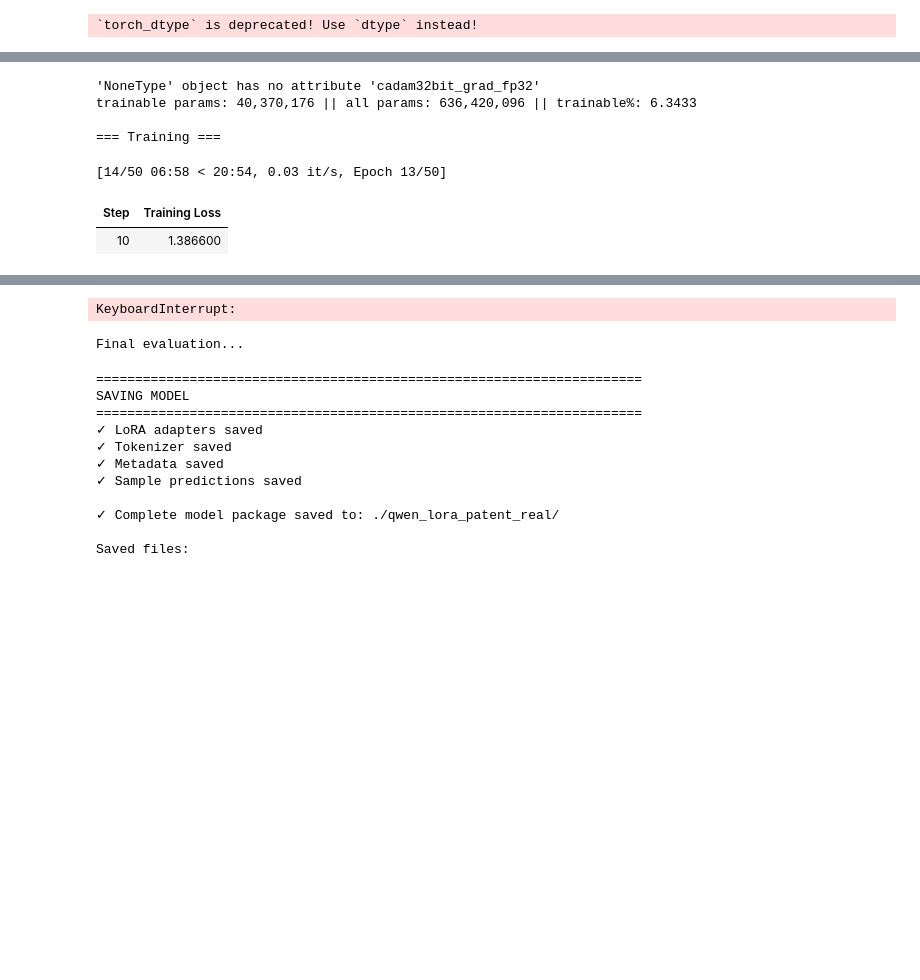
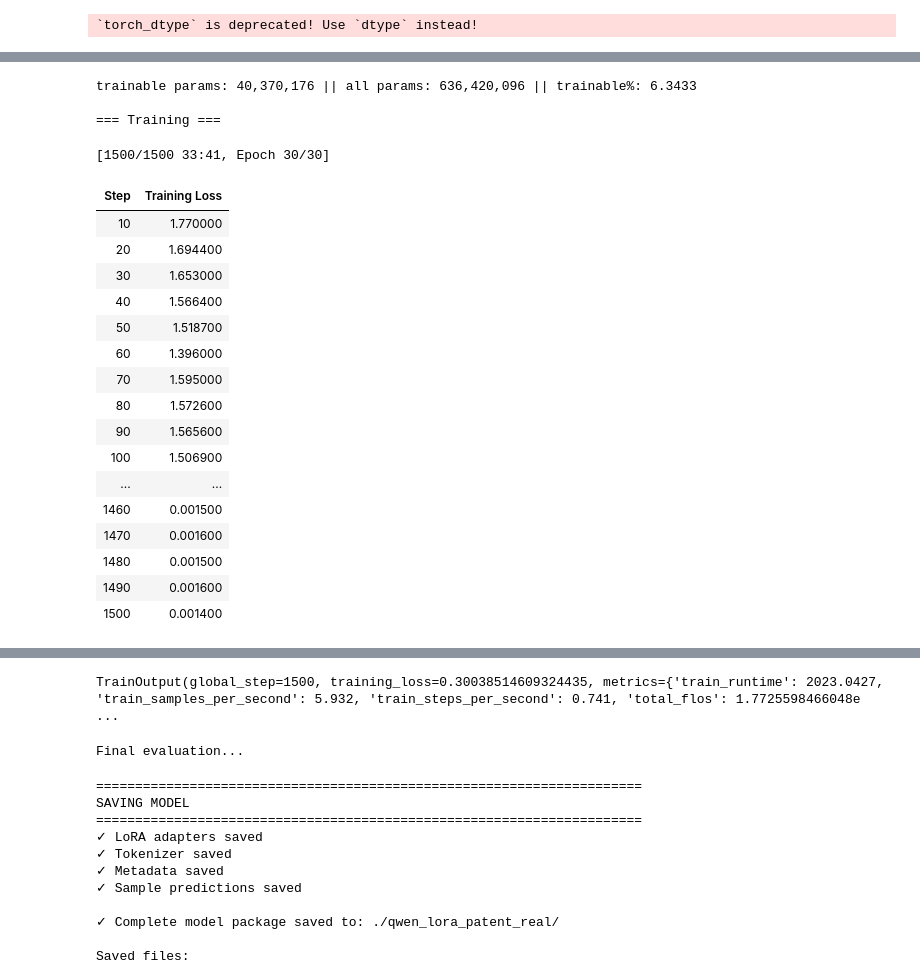
Before and after one commit to elugos/LLM9010-patents, a Jupyter notebook: Qwen_patent_finetune_train&infer.ipynb, the cells around one changed output, grey strips where cells are left out. Drawn from its saved outputs; the diff is of its cells as text; code cells hidden in the pictures; blank space fills up the shorter version.

```diff
--- a/Qwen_patent_finetune_train&infer.ipynb
+++ b/Qwen_patent_finetune_train&infer.ipynb
@@ -26,0 +44,15 @@ class PrintStepCallback(TrainerCallback):
+# %%
+# For the incoming .json dataset
+TITLE = 'title'
+DESCRIPTION = 'description'
+SUMMARY = 'summary'
+DATA_SLICE = None
+
+# Model hyperparameters
+MAX_LENGTH = 512        # len
+MAX_TEXT_TOKENS = 350   # tt
+
+MAX_NEW_TOKENS = 1000   # nt
+EPOCHS = 30             # ep
+
+OUTPUT_DIR = f'./qwen_len{MAX_LENGTH}_tt{MAX_TEXT_TOKENS}_nt{MAX_NEW_TOKENS}_ep{EPOCHS}'
@@ -30,3 +64,10 @@ def clean_row_text(s):
     json_str = json.dumps(lst)
     obj = json.loads(json_str)
     return obj[0]['text']
+# %%
+def truncate_text(text, tokenizer, max_tokens):
+    tokens = tokenizer.encode(text, add_special_tokens=False)
+    if len(tokens) > max_tokens:
+        tokens = tokens[:max_tokens]
+        text = tokenizer.decode(tokens, skip_special_tokens=True)
+    return text
@@ -56,7 +170,8 @@ DATA_PATH = "./batch_summarized.json"
 with open(DATA_PATH, "r", encoding="utf-8") as f:
     data = json.load(f)
 
-data = data[:10]
+if DATA_SLICE:
+    data = data[:DATA_SLICE]
 
 print(f"Loaded {len(data)} patents with real summaries")
 # %% [output]
@@ -270,38 +286,52 @@ model = get_peft_model(model, config)
 model.print_trainable_parameters()
 
 training_args = TrainingArguments(
-    output_dir="./qwen_lora_patent_real",
-    num_train_epochs=50,
+    output_dir=OUTPUT_DIR,
+    num_train_epochs=EPOCHS,
     per_device_train_batch_size=2,
     gradient_accumulation_steps=4,
     learning_rate=1e-4,
     lr_scheduler_type="cosine",
     warmup_ratio=0.1,
     weight_decay=0.01,
     bf16=torch.cuda.is_available(),               # enable bf16 only on CUDA
     dataloader_pin_memory=torch.cuda.is_available(),  # only pin when CUDA available
     logging_steps=10,
-    save_steps=999999,
+    save_steps=999999, # keep this high
     report_to="none",
     disable_tqdm=False,
 )
 
 trainer = Trainer(
     model=model,
     args=training_args,
     train_dataset=tokenized_train,
     data_collator=collate_fn,
     callbacks=[PrintStepCallback()]
 )
 
 print("\n=== Training ===")
 trainer.train()
 # %% [output]
-'NoneType' object has no attribute 'cadam32bit_grad_fp32'
 trainable params: 40,370,176 || all params: 636,420,096 || trainable%: 6.3433
 
 === Training ===
-[14/50 06:58 < 20:54, 0.03 it/s, Epoch 13/50]
+[1500/1500 33:41, Epoch 30/30]
 | Step | Training Loss |
-| 10 | 1.386600 |
+| 10 | 1.770000 |
+| 20 | 1.694400 |
+| 30 | 1.653000 |
+| 40 | 1.566400 |
+| 50 | 1.518700 |
+| 60 | 1.396000 |
+| 70 | 1.595000 |
+| 80 | 1.572600 |
+| 90 | 1.565600 |
+| 100 | 1.506900 |
+| ... | ... |
+| 1460 | 0.001500 |
+| 1470 | 0.001600 |
+| 1480 | 0.001500 |
+| 1490 | 0.001600 |
+| 1500 | 0.001400 |
 Step 10, Loss: N/A
@@ -308,4 +354,4 @@ Step 10, Loss: N/A
-KeyboardInterrupt:
+TrainOutput(global_step=1500, training_loss=0.30038514609324435, metrics={'train_runtime': 2023.0427, 'train_samples_per_second': 5.932, 'train_steps_per_second': 0.741, 'total_flos': 1.7725598466048e ...
 # %%
 # ================================================================
 # 7. Final Evaluation
```
Also changed, not shown: parts of 27 cells of this notebook, 1 other file.
